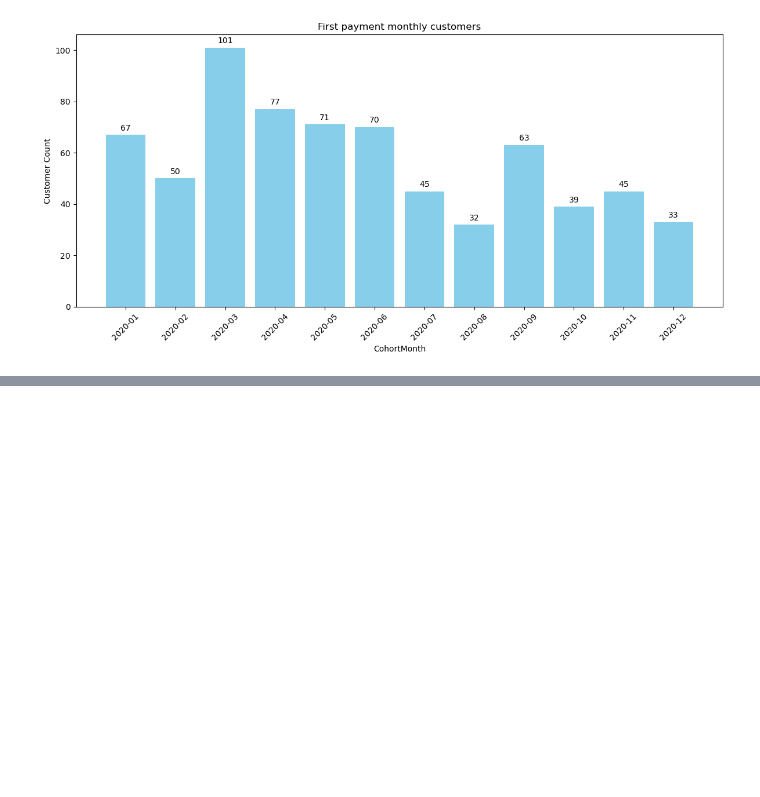
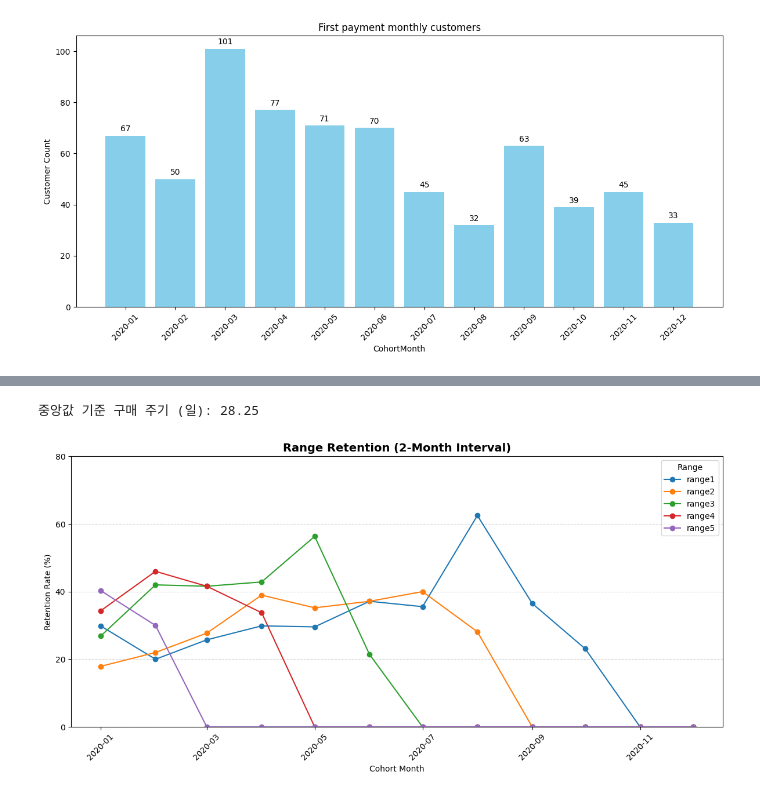
Before and after one commit to imMinsungSim/project, a Jupyter notebook: US_retention.ipynb, the cells around one changed output, grey strips where cells are left out. Cells and saved outputs as stored; diff of their text form; code cells hidden in the pictures; blank space fills up the shorter version.

```diff
--- a/US_retention.ipynb
+++ b/US_retention.ipynb
@@ -130,0 +89,80 @@ plt.show()
+# %%
+# Step 1: 고객별 주문일 정렬
+purchase_intervals = df[["Customer_ID", "Order_Date"]].copy()
+purchase_intervals.sort_values(by=["Customer_ID", "Order_Date"], inplace=True)
+
+# Step 2: 각 고객의 이전 주문일과의 차이 계산
+purchase_intervals["Prev_Order_Date"] = purchase_intervals.groupby("Customer_ID")["Order_Date"].shift(1)
+purchase_intervals["Days_Between"] = (
+    purchase_intervals["Order_Date"] - purchase_intervals["Prev_Order_Date"]
+).dt.days
+
+# Step 3: 고객별 평균 구매 주기 계산
+purchase_cycle_stats = purchase_intervals.dropna().groupby("Customer_ID")["Days_Between"].mean().reset_index()
+purchase_cycle_stats.columns = ["Customer_ID", "Avg_Purchase_Cycle"]
+
+# 중앙값 계산
+median_cycle = purchase_cycle_stats["Avg_Purchase_Cycle"].median()
+print("중앙값 기준 구매 주기 (일):", round(median_cycle, 2))
+# %% [output]
+중앙값 기준 구매 주기 (일): 28.25
+# %%
+import pandas as pd
+import matplotlib.pyplot as plt
+
+# 날짜 형식 정리
+df['Order_Date'] = pd.to_datetime(df['Order_Date'], format='%d-%m-%y')
+df['OrderMonth'] = df['Order_Date'].dt.to_period('M').dt.to_timestamp()
+
+# 기존 CohortMonth가 있다면 삭제
+if 'CohortMonth' in df.columns:
+    df = df.drop(columns='CohortMonth')
+
+# CohortMonth 생성
+cohort_info = df.groupby('Customer_ID')['OrderMonth'].min().reset_index()
+cohort_info.rename(columns={'OrderMonth': 'CohortMonth'}, inplace=True)
+df = pd.merge(df, cohort_info, on='Customer_ID', how='left')
+
+# 경과 개월 수 계산
+df['MonthsFromFirst'] = (
+    (df['OrderMonth'].dt.year - df['CohortMonth'].dt.year) * 12 +
+    (df['OrderMonth'].dt.month - df['CohortMonth'].dt.month)
+)
+
+# 2개월 단위 Range 설정
+df['Range_2m'] = (df['MonthsFromFirst'] // 2).astype(int)
+
+# 고객 × 코호트 × Range 단위로 재구매 여부 계산
+purchase_flags = df.groupby(['Customer_ID', 'CohortMonth', 'Range_2m'])['Order_ID'].nunique().reset_index()
+purchase_flags['Retention'] = 1
+
+# 첫 구매 Cohort 별 유니크 고객 수
+cohort_sizes = purchase_flags[purchase_flags['Range_2m'] == 0].groupby('CohortMonth')['Customer_ID'].nunique()
+
+# 각 Range별 유니크 고객 수
+retention_counts = purchase_flags.groupby(['CohortMonth', 'Range_2m'])['Customer_ID'].nunique().unstack().fillna(0)
+
+# Retention 비율 계산
+retention_rate = retention_counts.divide(cohort_sizes, axis=0)
+retention_rate = retention_rate.drop(columns=0)  # 첫 구매는 제외
+
+# range0 제외하고 라벨링 변경
+retention_rate.columns = [f'range{i}' for i in retention_rate.columns]
+
+# 시각화
+plt.figure(figsize=(12, 6))
+for col in retention_rate.columns:
+    plt.plot(retention_rate.index, retention_rate[col] * 100, marker='o', label=col)
+
+plt.title("Range Retention (2-Month Interval)", fontsize=14, weight='bold')
+plt.xlabel("Cohort Month")
+plt.ylabel("Retention Rate (%)")
+plt.xticks(rotation=45)
+plt.ylim(0, 80)
+plt.yticks(range(0, 81, 20))
+plt.grid(axis='y', linestyle='--', alpha=0.5)
+plt.legend(title='Range')
+plt.tight_layout()
+plt.show()
+# %% [output]
+[figure, added]
```
Also changed, not shown: parts of 1 cell of this notebook.
